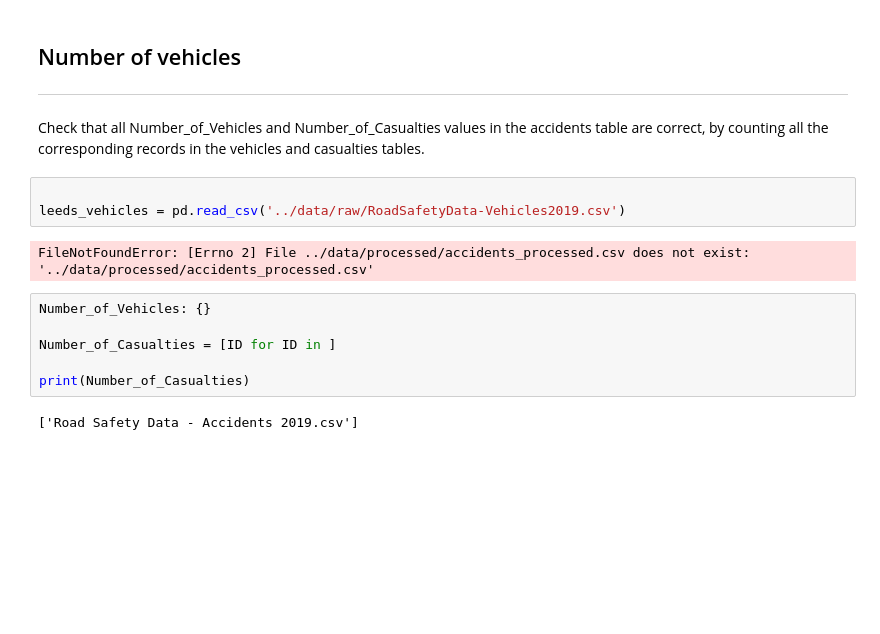
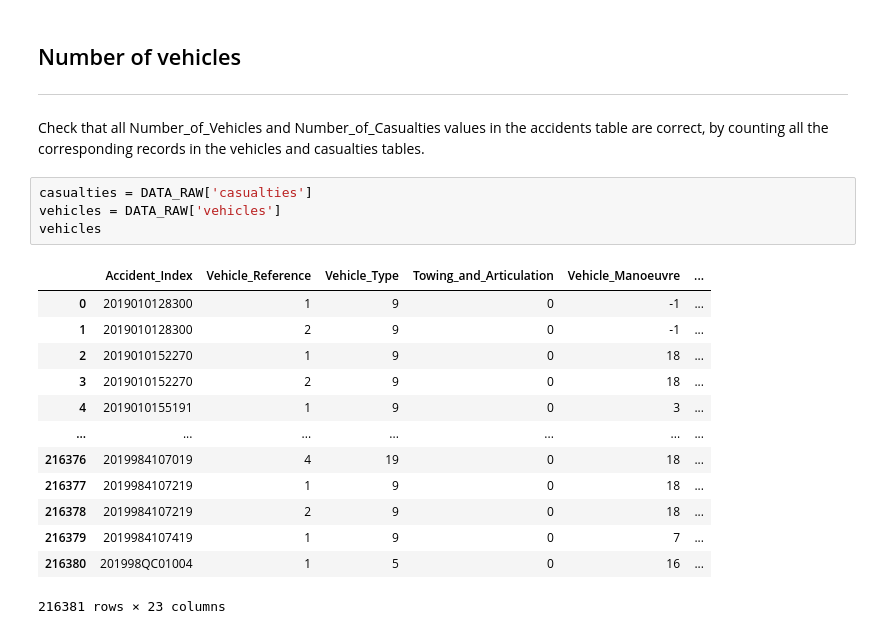
Before and after one commit to mikasenghaas/fyp2021p01g09, a Jupyter notebook: notebooks/data_processing.ipynb, the cells around one changed output. Drawn from its saved outputs; the diff is of its cells as text; blank space fills up the shorter version.

```diff
--- a/notebooks/data_processing.ipynb
+++ b/notebooks/data_processing.ipynb
@@ -410,16 +411,21 @@ for dataset in TABLENAMES:
 ## Number of vehicles
 ---
 Check that all Number_of_Vehicles and Number_of_Casualties values in the accidents table are correct, by counting all the corresponding records in the vehicles and casualties tables.
-# %%
-
-leeds_vehicles = pd.read_csv('../data/raw/RoadSafetyData-Vehicles2019.csv')
-# %% [output]
-FileNotFoundError: [Errno 2] File ../data/processed/accidents_processed.csv does not exist: '../data/processed/accidents_processed.csv'
-# %%
-Number_of_Vehicles: {}
-
-Number_of_Casualties = [ID for ID in ]
-
-print(Number_of_Casualties)
-# %% [output]
-['Road Safety Data - Accidents 2019.csv']
+# %%
+casualties = DATA_RAW['casualties']
+vehicles = DATA_RAW['vehicles']
+vehicles
+# %% [output]
+|  | Accident_Index | Vehicle_Reference | Vehicle_Type | Towing_and_Articulation | Vehicle_Manoeuvre | ... |
+| 0 | 2019010128300 | 1 | 9 | 0 | -1 | ... |
+| 1 | 2019010128300 | 2 | 9 | 0 | -1 | ... |
+| 2 | 2019010152270 | 1 | 9 | 0 | 18 | ... |
+| 3 | 2019010152270 | 2 | 9 | 0 | 18 | ... |
+| 4 | 2019010155191 | 1 | 9 | 0 | 3 | ... |
+| ... | ... | ... | ... | ... | ... | ... |
+| 216376 | 2019984107019 | 4 | 19 | 0 | 18 | ... |
+| 216377 | 2019984107219 | 1 | 9 | 0 | 18 | ... |
+| 216378 | 2019984107219 | 2 | 9 | 0 | 18 | ... |
+| 216379 | 2019984107419 | 1 | 9 | 0 | 7 | ... |
+| 216380 | 201998QC01004 | 1 | 5 | 0 | 16 | ... |
+216381 rows × 23 columns
```
Also changed, not shown: parts of 7 cells of this notebook.
